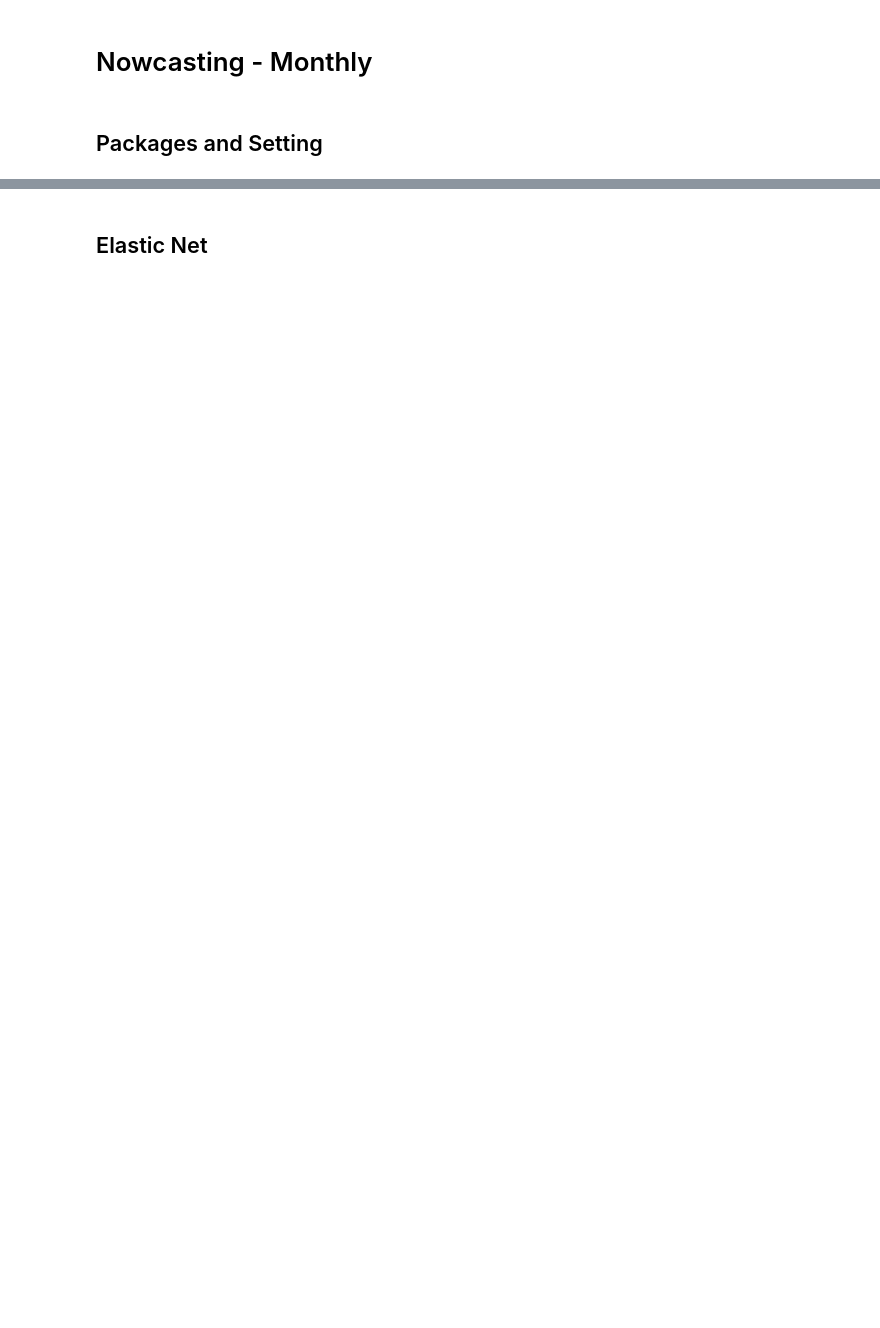
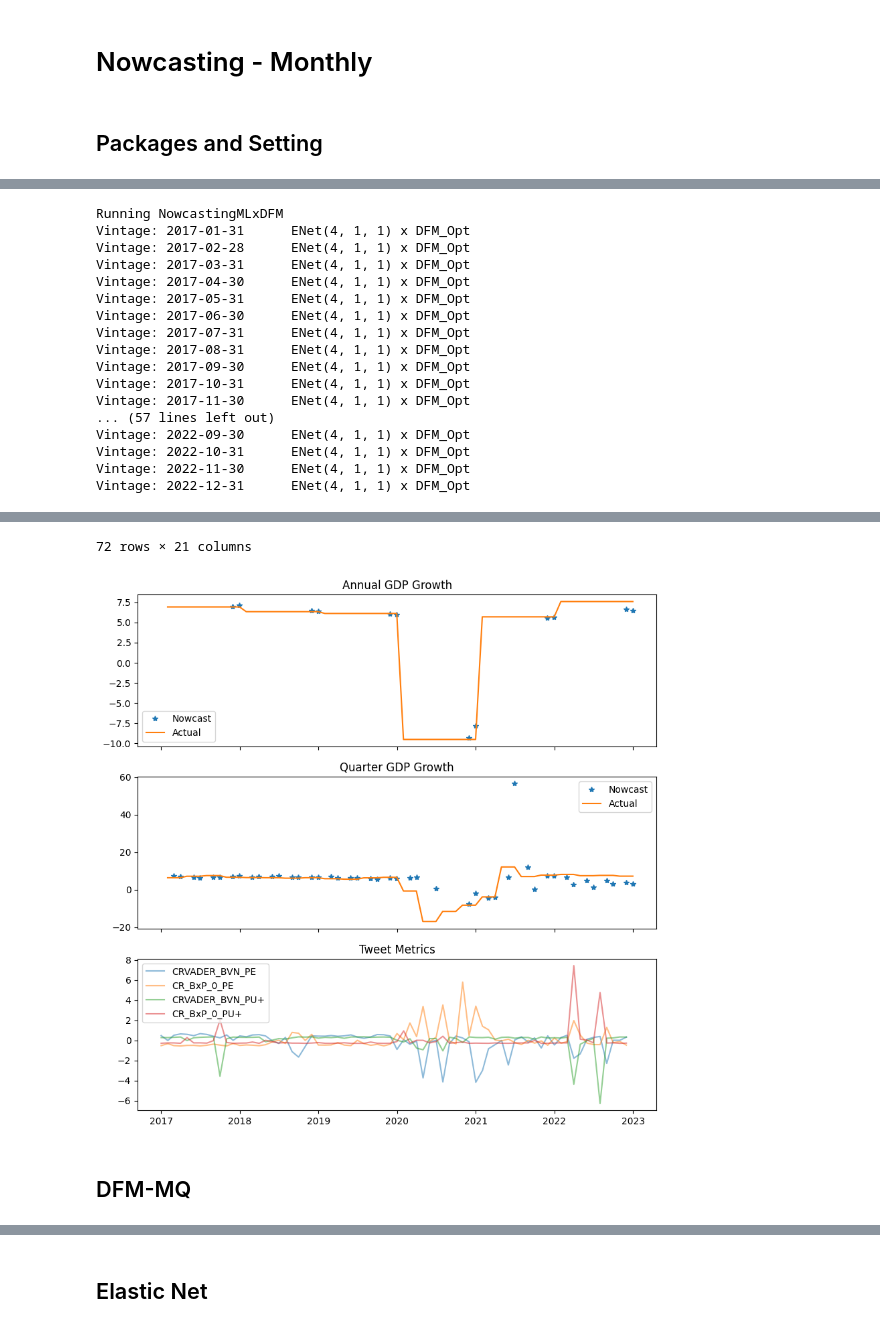
Before and after one commit to tiubenedict/TweetsNowcast, a Jupyter notebook: Nowcasting-M.ipynb, the cells around one changed output, grey strips where cells are left out. Saved outputs shown, nothing was run; the diff lists cells and outputs as text; code cells hidden in the pictures; blank space fills up the shorter version.

```diff
--- a/Nowcasting-M.ipynb
+++ b/Nowcasting-M.ipynb
@@ -27,0 +194,43 @@ warnings.filterwarnings("ignore")
+# %%
+target = 'GDP'
+# kmpair = {}
+kmpair = {'PE': ['CRVADER_BVN','CR_BxP_0'],'PU+': ['CRVADER_BVN','CR_BxP_0']}
+window = 25
+model = NowcastingMLxDFM(lag_order=(4,1,1), DFM_order=(3,3,3,0), optimize_order=True, kmpair=kmpair, target=target) # lag_order = target_lag, tweet_lag, econ_lag
+summary = model.run(window=window,save_aggregate=True, with_econ=True, with_tweets=True)
+tweets = model.load_tweets('2023-01-01', kmpair=kmpair, window=window+72).loc[dt.datetime(2017,1,1):,:]
+tweets.index = tweets.index.to_timestamp()
+
+fig, axs = plt.subplots(3, 1, figsize=(10, 10), sharex=True)
+axs[0].plot(summary['date'], summary['Nowcast_A'], linewidth=0, marker='*', label='Nowcast')
+axs[0].plot(summary['date'], summary['Actual_A'], label='Actual')
+axs[0].legend()
+axs[0].set_title('Annual GDP Growth')
+axs[1].plot(summary['date'], summary['Nowcast_Q'], linewidth=0, marker='*', label='Nowcast')
+axs[1].plot(summary['date'], summary['Actual_Q'], label='Actual')
+axs[1].legend()
+axs[1].set_title('Quarter GDP Growth')
+for metric in tweets.columns:
+    axs[2].plot(tweets.index, tweets[metric], label=metric, alpha=0.5)
+axs[2].legend(loc=2)
+axs[2].set_title('Tweet Metrics')
+fig.show()
+summary
+# %% [output]
+Running NowcastingMLxDFM
+Vintage: 2017-01-31      ENet(4, 1, 1) x DFM_Opt
+Vintage: 2017-02-28      ENet(4, 1, 1) x DFM_Opt
+Vintage: 2017-03-31      ENet(4, 1, 1) x DFM_Opt
+Vintage: 2017-04-30      ENet(4, 1, 1) x DFM_Opt
+Vintage: 2017-05-31      ENet(4, 1, 1) x DFM_Opt
+Vintage: 2017-06-30      ENet(4, 1, 1) x DFM_Opt
+Vintage: 2017-07-31      ENet(4, 1, 1) x DFM_Opt
+Vintage: 2017-08-31      ENet(4, 1, 1) x DFM_Opt
+Vintage: 2017-09-30      ENet(4, 1, 1) x DFM_Opt
+Vintage: 2017-10-31      ENet(4, 1, 1) x DFM_Opt
+Vintage: 2017-11-30      ENet(4, 1, 1) x DFM_Opt
+... (57 lines left out)
+Vintage: 2022-09-30      ENet(4, 1, 1) x DFM_Opt
+Vintage: 2022-10-31      ENet(4, 1, 1) x DFM_Opt
+Vintage: 2022-11-30      ENet(4, 1, 1) x DFM_Opt
+Vintage: 2022-12-31      ENet(4, 1, 1) x DFM_Opt
@@ -27,0 +249,4 @@ warnings.filterwarnings("ignore")
+72 rows × 21 columns
+[figure, added]
+# %% [markdown]
+## DFM-MQ
```
Also changed, not shown: parts of 35 cells of this notebook, 1 other file.
